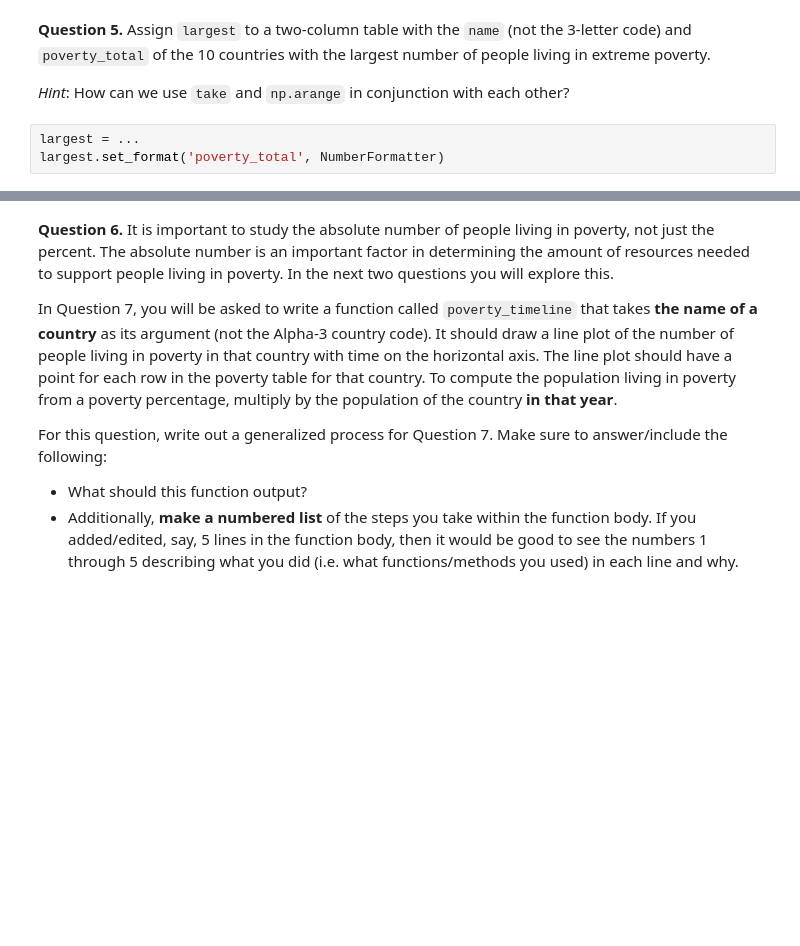
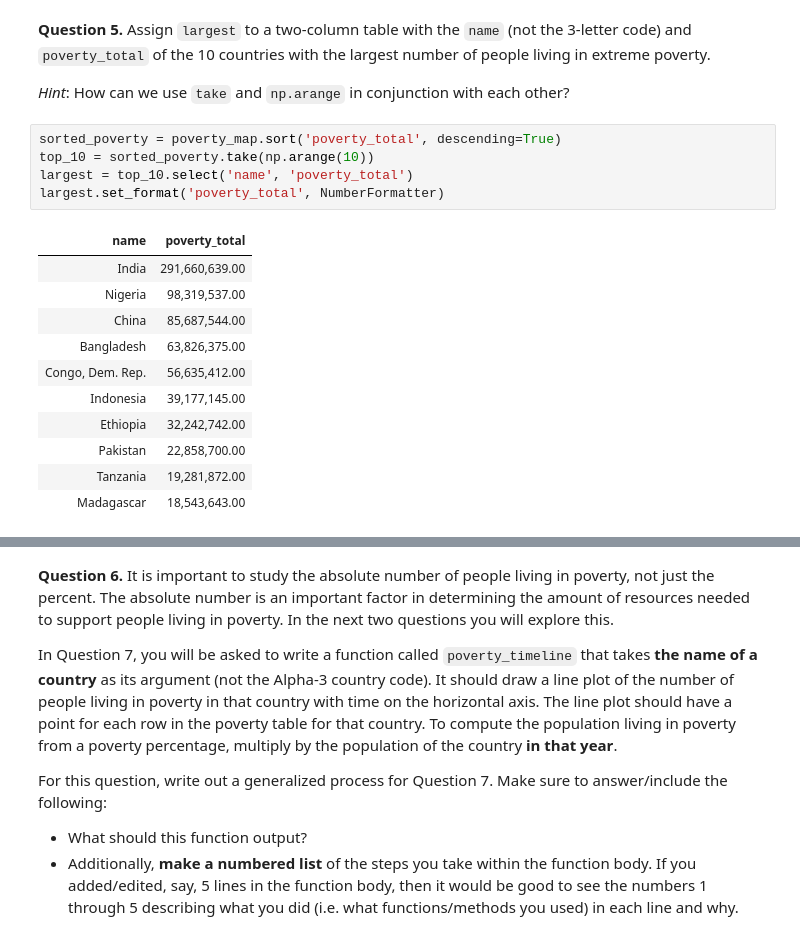
Before and after one commit to cohlrich/Intro-to-data-analytics---cohlrich, a Jupyter notebook: project1/project1.ipynb, the cells around one changed output, grey strips where cells are left out. Saved outputs shown, nothing was run; the diff lists cells and outputs as text; blank space fills up the shorter version.

```diff
--- a/project1/project1.ipynb
+++ b/project1/project1.ipynb
@@ -747,8 +798,22 @@ Although people lived in extreme poverty throughout the world in 2010 (with more
 **Question 5.** Assign `largest` to a two-column table with the `name` (not the 3-letter code) and `poverty_total` of the 10 countries with the largest number of people living in extreme poverty.
 
 *Hint*: How can we use `take` and `np.arange` in conjunction with each other?
-# %%
-largest = ...
-largest.set_format('poverty_total', NumberFormatter)
+# %%
+sorted_poverty = poverty_map.sort('poverty_total', descending=True)
+top_10 = sorted_poverty.take(np.arange(10))
+largest = top_10.select('name', 'poverty_total')
+largest.set_format('poverty_total', NumberFormatter)
+# %% [output]
+| name | poverty_total |
+| India | 291,660,639.00 |
+| Nigeria | 98,319,537.00 |
+| China | 85,687,544.00 |
+| Bangladesh | 63,826,375.00 |
+| Congo, Dem. Rep. | 56,635,412.00 |
+| Indonesia | 39,177,145.00 |
+| Ethiopia | 32,242,742.00 |
+| Pakistan | 22,858,700.00 |
+| Tanzania | 19,281,872.00 |
+| Madagascar | 18,543,643.00 |
 # %%
 grader.check("q2_5")
```
Also changed, not shown: parts of 22 cells of this notebook, 1 other file.
